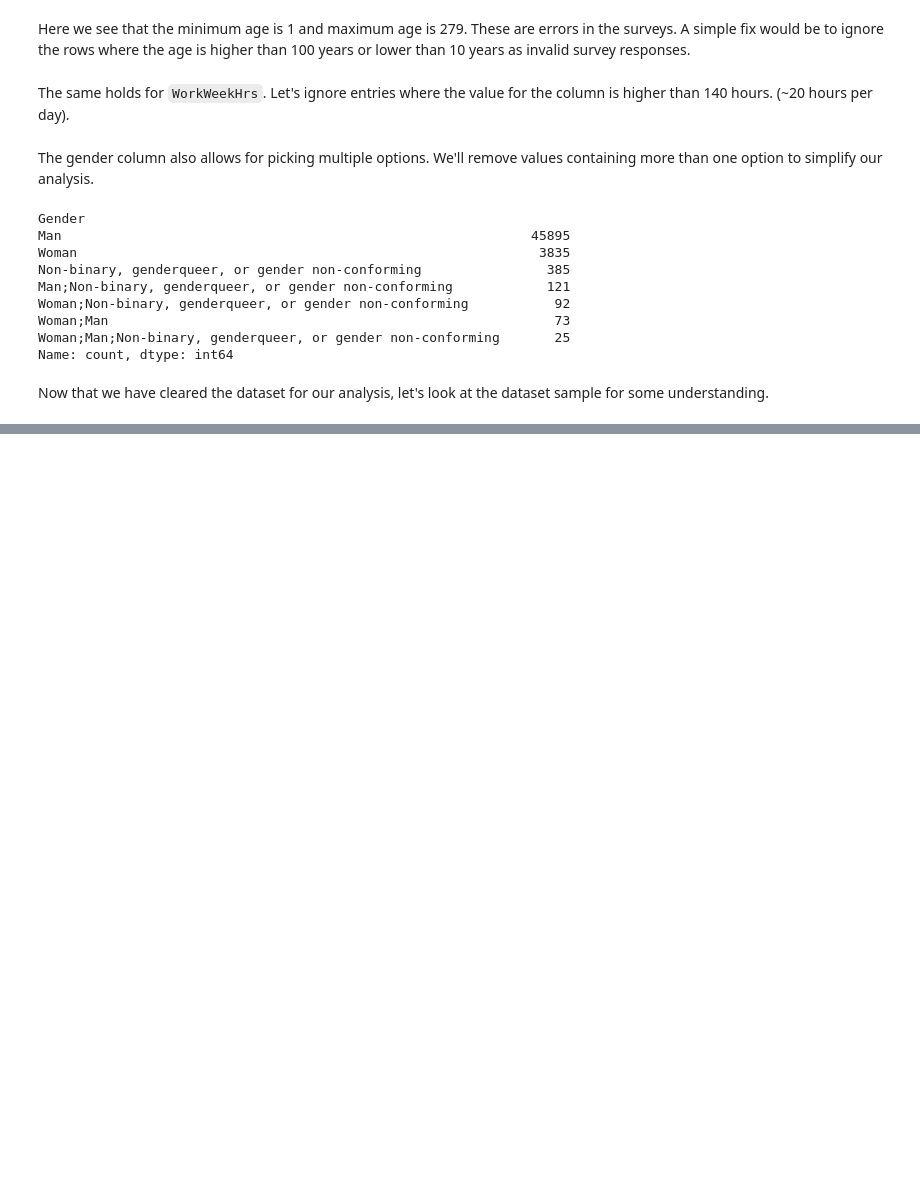
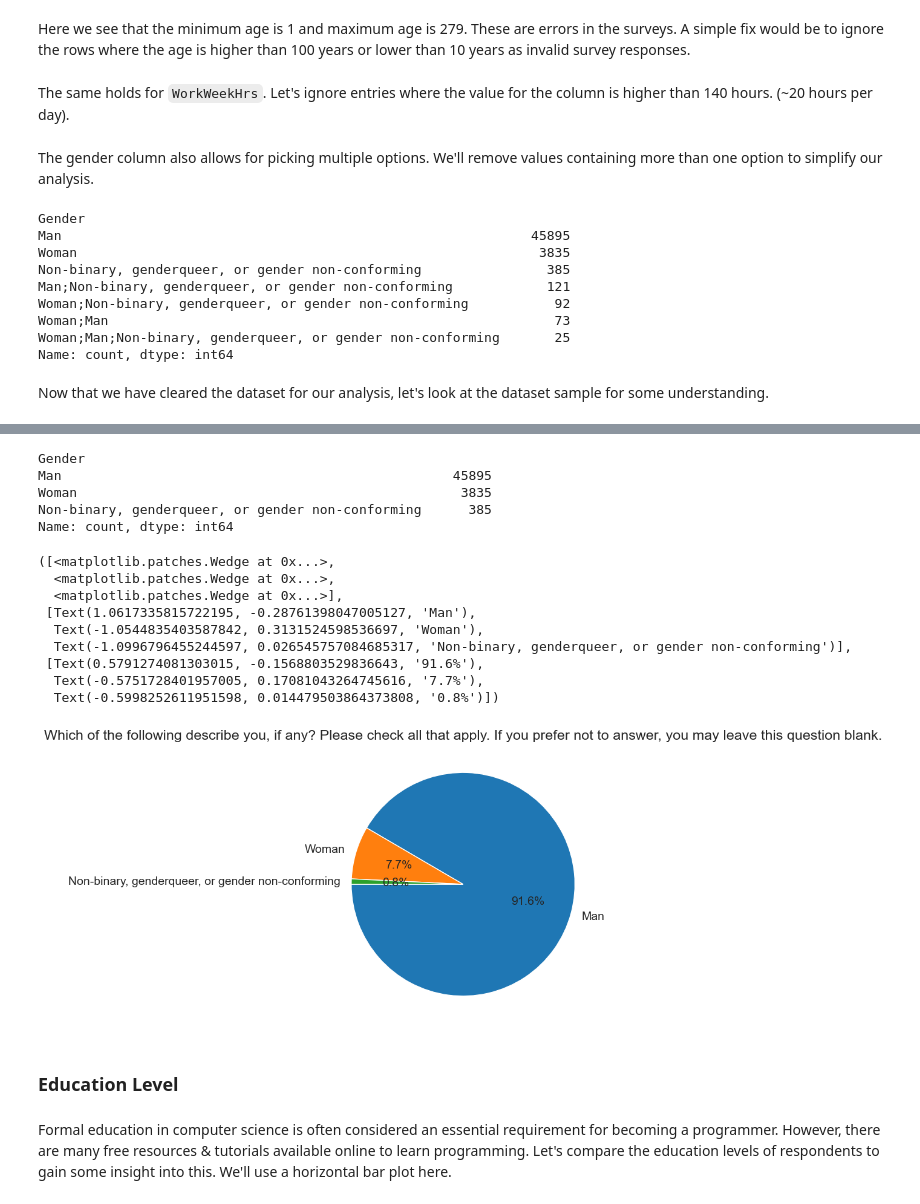
Before and after one commit to mayanksingh-0405/Exploratory-Data-Analysis-using-Python---A-Case-Study, a Jupyter notebook: eda-analysis.ipynb, the cells around one changed output, grey strips where cells are left out. Cells and saved outputs as stored; diff of their text form; code cells hidden in the pictures; blank space fills up the shorter version.

```diff
--- a/eda-analysis.ipynb
+++ b/eda-analysis.ipynb
@@ -183,0 +261,30 @@ survey_df.sample(10)
+# %%
+gender_counts = survey_df['Gender'].value_counts()
+gender_counts
+# %% [output]
+Gender
+Man                                                  45895
+Woman                                                 3835
+Non-binary, genderqueer, or gender non-conforming      385
+Name: count, dtype: int64
+# %%
+sns.set_style('whitegrid')
+# %%
+plt.figure(figsize=(8,6))
+plt.title(schema_raw.Gender)
+plt.pie(gender_counts, labels = gender_counts.index, autopct='%1.1f%%', startangle=180)
+# %% [output]
+([<matplotlib.patches.Wedge at 0x...>,
+  <matplotlib.patches.Wedge at 0x...>,
+  <matplotlib.patches.Wedge at 0x...>],
+ [Text(1.0617335815722195, -0.28761398047005127, 'Man'),
+  Text(-1.0544835403587842, 0.3131524598536697, 'Woman'),
+  Text(-1.0996796455244597, 0.026545757084685317, 'Non-binary, genderqueer, or gender non-conforming')],
+ [Text(0.5791274081303015, -0.1568803529836643, '91.6%'),
+  Text(-0.5751728401957005, 0.17081043264745616, '7.7%'),
+  Text(-0.5998252611951598, 0.014479503864373808, '0.8%')])
+[figure, added]
+# %% [markdown]
+### Education Level
+# %% [markdown]
+Formal education in computer science is often considered an essential requirement for becoming a programmer. However, there are many free resources & tutorials available online to learn programming. Let's compare the education levels of respondents to gain some insight into this. We'll use a horizontal bar plot here.
```
Also changed, not shown: parts of 20 cells of this notebook.
